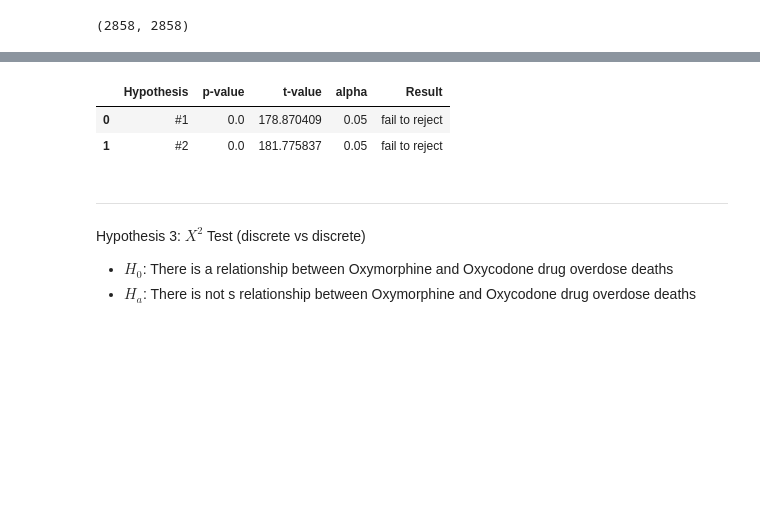
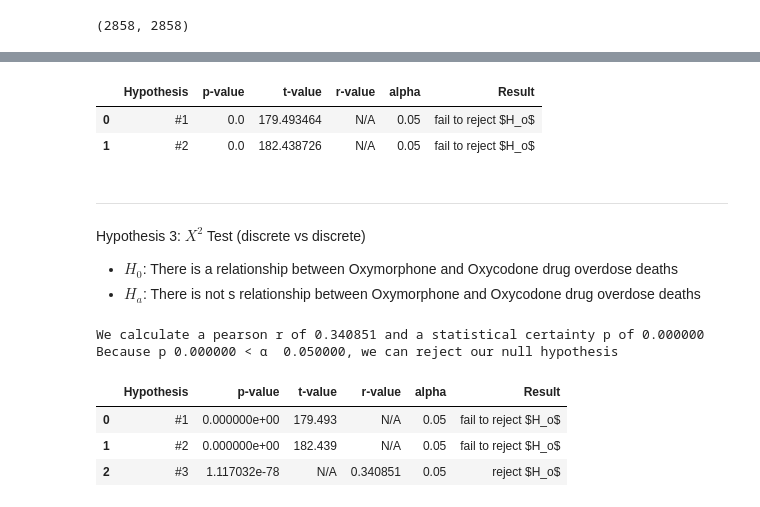
Before and after one commit to natasharivers/individual_project, a Jupyter notebook: Initial Regression Notebook.ipynb, the cells around one changed output, grey strips where cells are left out. Cells and saved outputs as stored; diff of their text form; code cells hidden in the pictures; blank space fills up the shorter version.

Commit message:
through hypothesis test 3

```diff
--- a/Initial Regression Notebook.ipynb
+++ b/Initial Regression Notebook.ipynb
@@ -488,8 +488,9 @@ hypothesis_df = pd.DataFrame(data=[{
     'Hypothesis': '#1',
     'p-value': p,
     't-value': t,
+    'r-value': 'N/A',
     'alpha': alpha,
-    'Result': 'fail to reject'
+    'Result': 'fail to reject $H_o$'
     }])
 
 hypothesis_df
@@ -530,22 +531,23 @@ Because p 0.000000 < α  0.050000, we fail to reject our null hypothesis
 # %%
 hypothesis_df = hypothesis_df.append(
     {
     'Hypothesis': '#2',
     'p-value': p,
     't-value': t,
+    'r-value': 'N/A',
     'alpha': alpha,
-    'Result': 'fail to reject'},
+    'Result': 'fail to reject $H_o$'},
     ignore_index= True
     )
 
 hypothesis_df
 # %% [output]
-|  | Hypothesis | p-value | t-value | alpha | Result |
-| 0 | #1 | 0.0 | 178.870409 | 0.05 | fail to reject |
-| 1 | #2 | 0.0 | 181.775837 | 0.05 | fail to reject |
+|  | Hypothesis | p-value | t-value | r-value | alpha | Result |
+| 0 | #1 | 0.0 | 179.493464 | N/A | 0.05 | fail to reject $H_o$ |
+| 1 | #2 | 0.0 | 182.438726 | N/A | 0.05 | fail to reject $H_o$ |
 # %% [markdown]
 ________________________________________________________
 # %% [markdown]
 Hypothesis 3: $X^2$ Test (discrete vs discrete)
-- $H_0$: There is a relationship between Oxymorphine and Oxycodone drug overdose deaths
-- $H_a$: There is not s relationship between Oxymorphine and Oxycodone drug overdose deaths
+- $H_0$: There is a relationship between Oxymorphone and Oxycodone drug overdose deaths
+- $H_a$: There is not s relationship between Oxymorphone and Oxycodone drug overdose deaths
@@ -551,0 +571,24 @@ Hypothesis 3: $X^2$ Test (discrete vs discrete)
+# %%
+print(f'We calculate a pearson r of {r:3f} and a statistical certainty p of {p:4f}')
+print(f'Because p {p:4f} < α  {alpha:4f}, we can reject our null hypothesis')
+# %% [output]
+We calculate a pearson r of 0.340851 and a statistical certainty p of 0.000000
+Because p 0.000000 < α  0.050000, we can reject our null hypothesis
+# %%
+hypothesis_df = hypothesis_df.append(
+    {
+    'Hypothesis': '#3',
+    'p-value': p,
+    't-value': 'N/A',
+    'r-value': r,
+    'alpha': alpha,
+    'Result': 'reject $H_o$'},
+    ignore_index= True
+    )
+
+hypothesis_df
+# %% [output]
+|  | Hypothesis | p-value | t-value | r-value | alpha | Result |
+| 0 | #1 | 0.000000e+00 | 179.493 | N/A | 0.05 | fail to reject $H_o$ |
+| 1 | #2 | 0.000000e+00 | 182.439 | N/A | 0.05 | fail to reject $H_o$ |
+| 2 | #3 | 1.117032e-78 | N/A | 0.340851 | 0.05 | reject $H_o$ |
```
Also changed, not shown: parts of 19 cells of this notebook.
